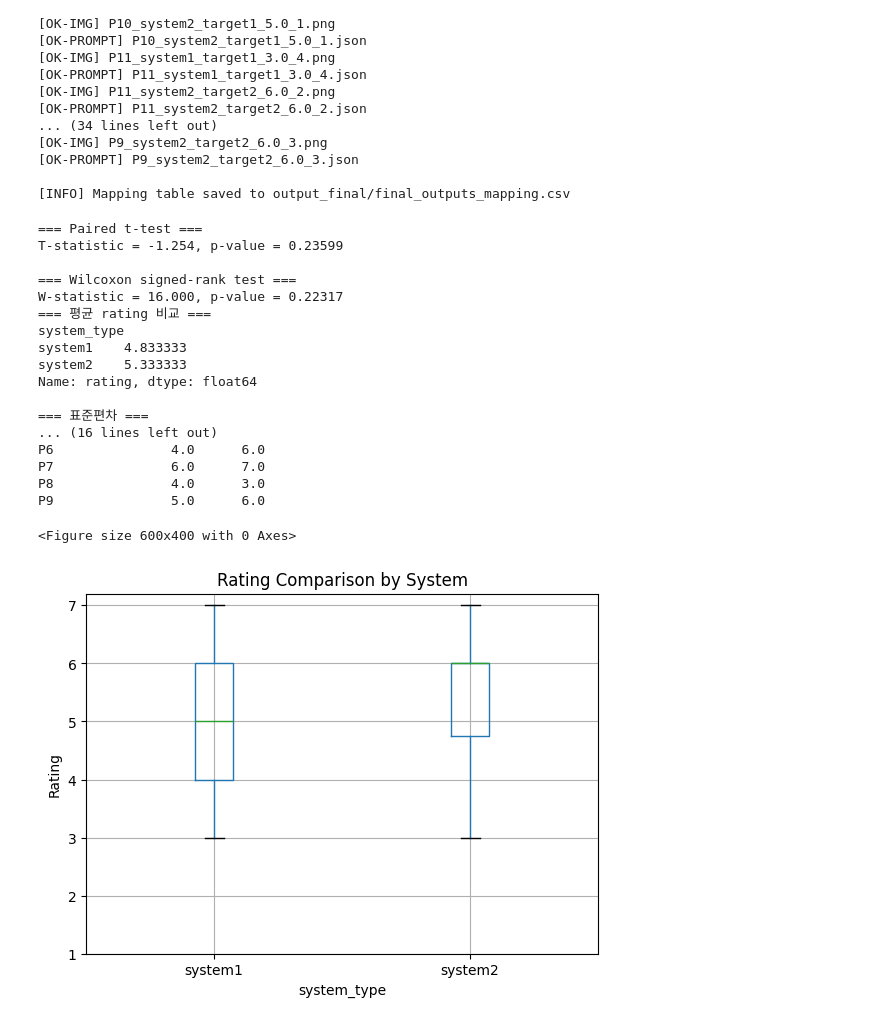
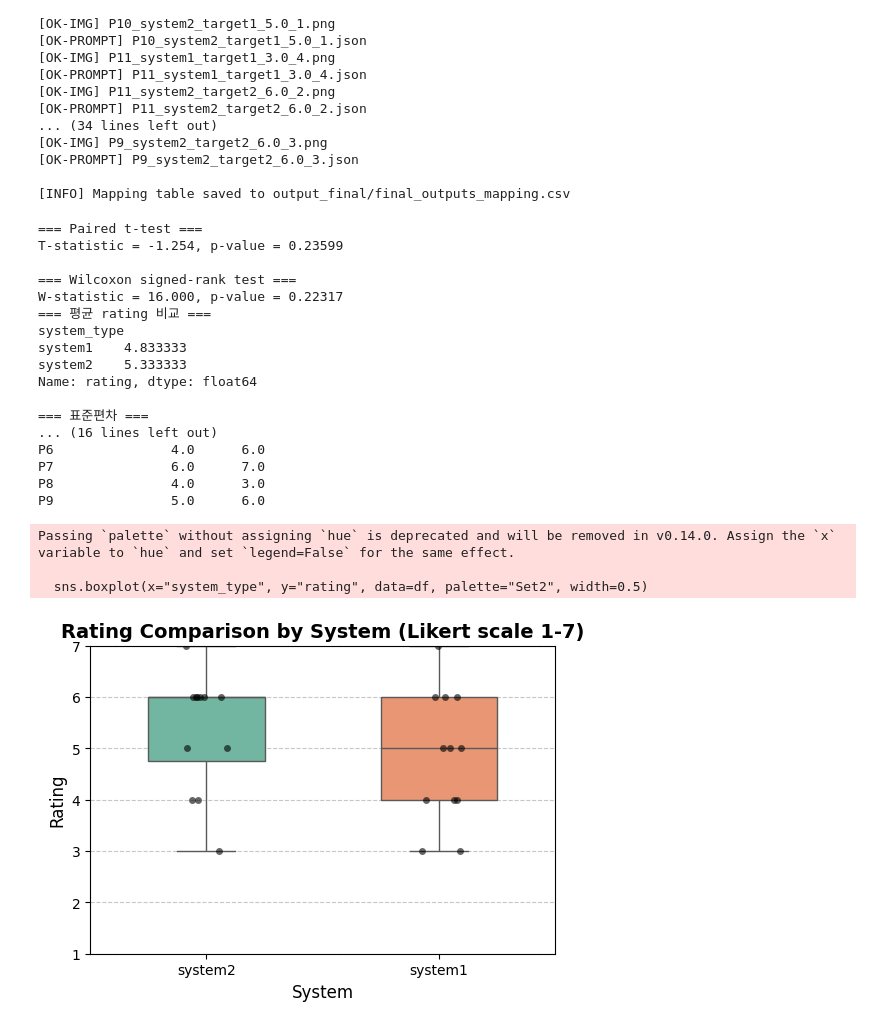
Before and after one commit to ZzeongB/OOPT_result, a Jupyter notebook: output_final.ipynb, the cells around one changed output. Cells and saved outputs as stored; diff of their text form; code cells hidden in the pictures.

```diff
--- a/output_final.ipynb
+++ b/output_final.ipynb
@@ -154,37 +154,51 @@ print(df.groupby("system_type")["rating"].mean())
 
 print("\n=== 표준편차 ===")
 print(df.groupby("system_type")["rating"].std())
 
 print("\n=== 참가자별 rating ===")
 pivot = df.pivot(index="person", columns="system_type", values="rating")
 print(pivot)
 
 # ====== 시각화 ======
+import seaborn as sns
+import matplotlib.pyplot as plt
+
 plt.figure(figsize=(6,4))
-df.boxplot(column="rating", by="system_type")
-plt.title("Rating Comparison by System")
-plt.suptitle("")  # remove auto title
-plt.ylabel("Rating")
-plt.yticks(range(1, 8, 1))
+
+# 박스플롯 (system1 vs system2)
+sns.boxplot(x="system_type", y="rating", data=df, palette="Set2", width=0.5)
+
+# 참가자별 점 찍기
+sns.stripplot(x="system_type", y="rating", data=df,
+              color="black", alpha=0.6, jitter=True)
+
+# 스타일 옵션
+plt.title("Rating Comparison by System (Likert scale 1-7)", fontsize=14, fontweight="bold")
+plt.xlabel("System", fontsize=12)
+plt.ylabel("Rating", fontsize=12)
+plt.ylim(1, 7)  # Likert scale 1~7
+plt.grid(axis="y", linestyle="--", alpha=0.7)
 
 plt.show()
 # %% [output]
 === Paired t-test ===
 T-statistic = -1.254, p-value = 0.23599
 
 === Wilcoxon signed-rank test ===
 W-statistic = 16.000, p-value = 0.22317
 === 평균 rating 비교 ===
 system_type
 system1    4.833333
 system2    5.333333
 Name: rating, dtype: float64
 
 === 표준편차 ===
 ... (16 lines left out)
 P6               4.0      6.0
 P7               6.0      7.0
 P8               4.0      3.0
 P9               5.0      6.0
-<Figure size 600x400 with 0 Axes>
+Passing `palette` without assigning `hue` is deprecated and will be removed in v0.14.0. Assign the `x` variable to `hue` and set `legend=False` for the same effect.
+
+  sns.boxplot(x="system_type", y="rating", data=df, palette="Set2", width=0.5)
-[figure, old version]
+[figure, new version]
```
Also changed, not shown: 46 other files.
